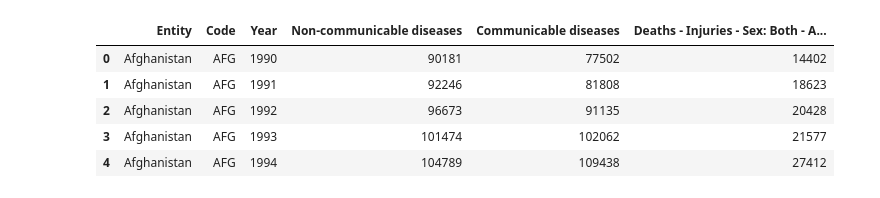
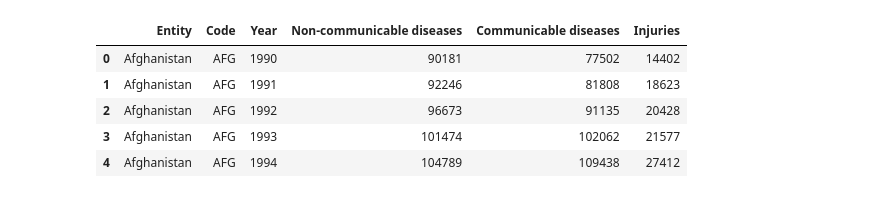
Before and after one commit to SoniaIlyas95/PracticePlots, a Jupyter notebook: death causes/causes'_of_death.ipynb, the cells around one changed output. Cells and saved outputs as stored; diff of their text form; code cells hidden in the pictures.

```diff
--- a/death causes/causes'_of_death.ipynb
+++ b/death causes/causes'_of_death.ipynb
@@ -22,10 +22,11 @@ df.head()
 | 4 | Afghanistan | AFG | 1994 | 104789 | 109438 | 27412 |
 # %%
 df.rename(columns={'Deaths - Non-communicable diseases - Sex: Both - Age: All Ages (Number)' : 'Non-communicable diseases',
-                     'Deaths - Communicable, maternal, neonatal, and nutritional diseases - Sex: Both - Age: All Ages (Number)' : 'Communicable diseases'}, inplace=True)
+                     'Deaths - Communicable, maternal, neonatal, and nutritional diseases - Sex: Both - Age: All Ages (Number)' : 'Communicable diseases',
+                    'Deaths - Injuries - Sex: Both - Age: All Ages (Number)' : 'Injuries'}, inplace=True)
 df.head()
 # %% [output]
-|  | Entity | Code | Year | Non-communicable diseases | Communicable diseases | Deaths - Injuries - Sex: Both - A... |
+|  | Entity | Code | Year | Non-communicable diseases | Communicable diseases | Injuries |
 | 0 | Afghanistan | AFG | 1990 | 90181 | 77502 | 14402 |
 | 1 | Afghanistan | AFG | 1991 | 92246 | 81808 | 18623 |
 | 2 | Afghanistan | AFG | 1992 | 96673 | 91135 | 20428 |
```
Also changed, not shown: parts of 2 cells of this notebook.
